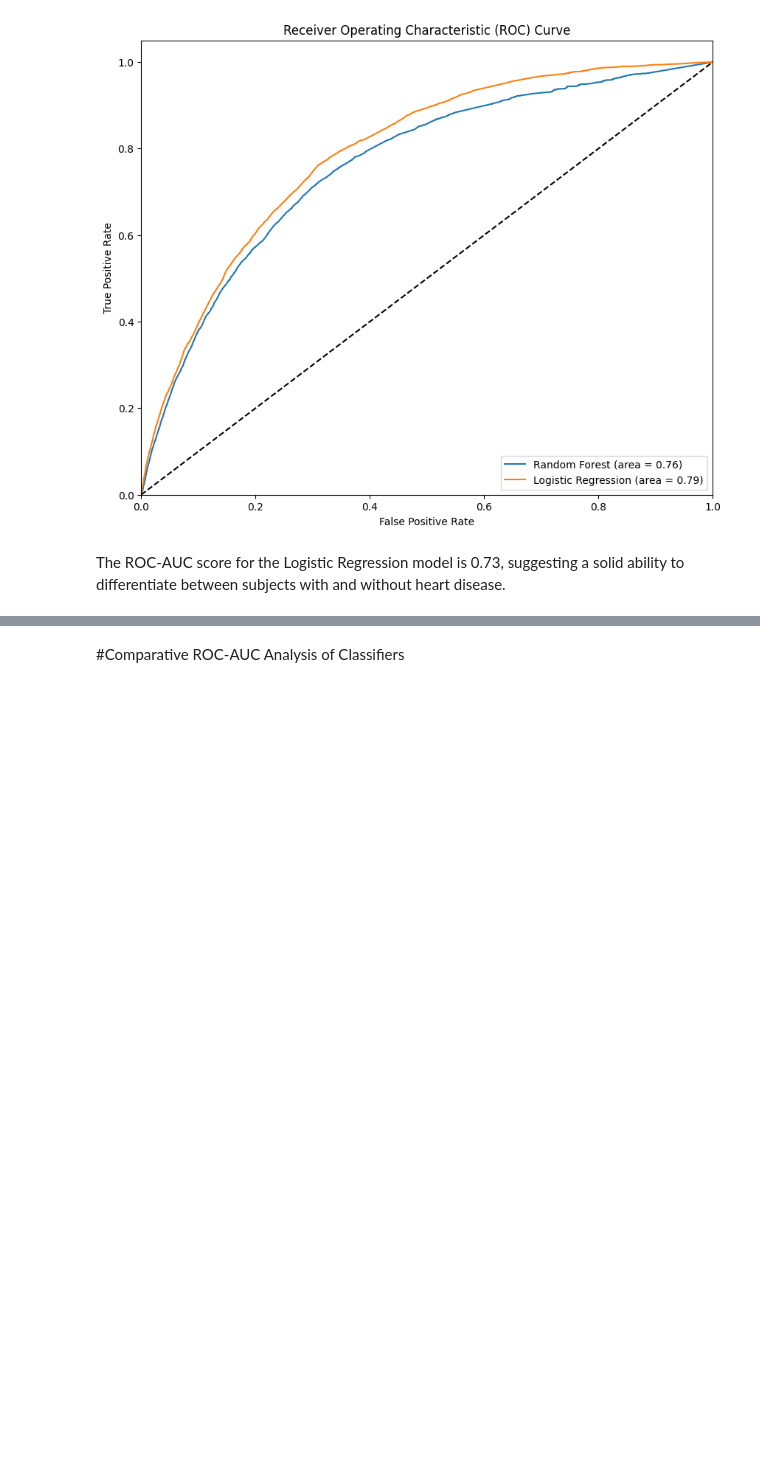
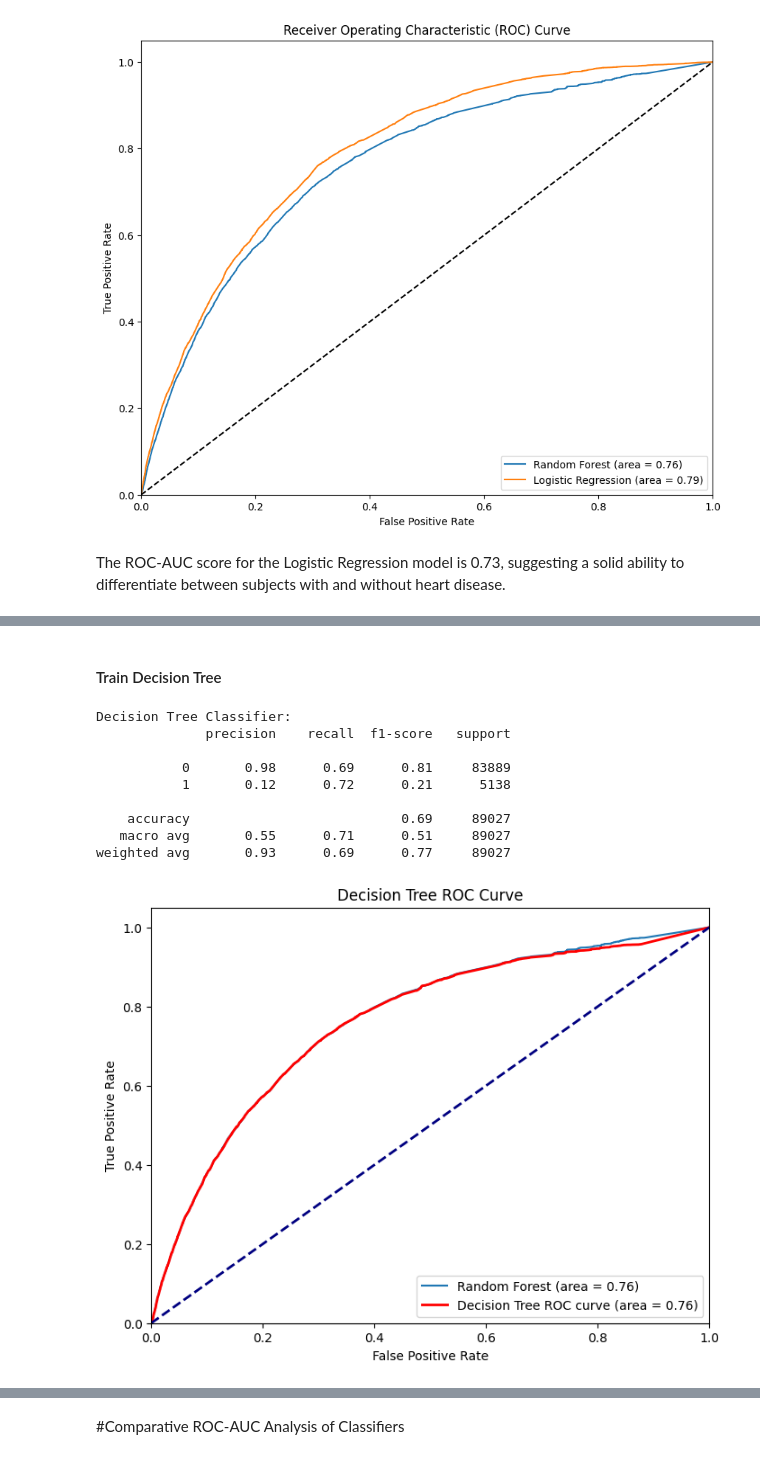
Before and after one commit to rajeshbista/McMaster_AI, a Jupyter notebook: AI_Project.ipynb, the cells around one changed output, grey strips where cells are left out. Saved outputs shown, nothing was run; the diff lists cells and outputs as text; code cells hidden in the pictures; blank space fills up the shorter version.

```diff
--- a/AI_Project.ipynb
+++ b/AI_Project.ipynb
@@ -682,0 +746,41 @@ The ROC-AUC score for the Logistic Regression model is 0.73, suggesting a solid
+# %% [markdown]
+#### Train Decision Tree
+# %%
+# Train Decision Tree
+dt = DecisionTreeClassifier()
+dt.fit(X_resampled, y_resampled)
+y_pred_dt = dt.predict(X_test)
+
+print("Decision Tree Classifier:")
+print(classification_report(y_test, y_pred_dt))
+
+# Calculate the ROC curve points for Decision Tree
+fpr_dt, tpr_dt, _ = roc_curve(y_test, dt.predict_proba(X_test)[:, 1])
+roc_auc_dt = auc(fpr_dt, tpr_dt)
+roc_auc_rf = auc(fpr_rf, tpr_rf)
+
+
+# Plot the ROC curve for Decision Tree
+plt.figure(figsize=(8, 6))
+plt.plot(fpr_rf, tpr_rf, label=f'Random Forest (area = {roc_auc_rf:.2f})')
+plt.plot(fpr_dt, tpr_dt, color='red', lw=2, label=f'Decision Tree ROC curve (area = {roc_auc_dt:.2f})')
+
+plt.plot([0, 1], [0, 1], color='navy', lw=2, linestyle='--')
+plt.xlim([0.0, 1.0])
+plt.ylim([0.0, 1.05])
+plt.xlabel('False Positive Rate')
+plt.ylabel('True Positive Rate')
+plt.title('Decision Tree ROC Curve')
+plt.legend(loc="lower right")
+plt.show()
+# %% [output]
+Decision Tree Classifier:
+              precision    recall  f1-score   support
+
+           0       0.98      0.69      0.81     83889
+           1       0.12      0.72      0.21      5138
+
+    accuracy                           0.69     89027
+   macro avg       0.55      0.71      0.51     89027
+weighted avg       0.93      0.69      0.77     89027
+[figure, added]
```
Also changed, not shown: parts of 11 cells of this notebook.
